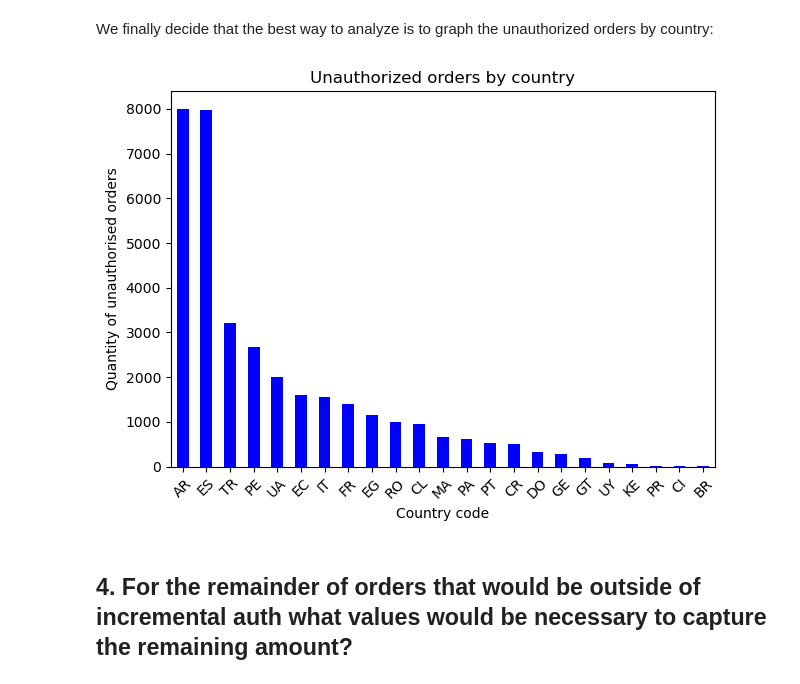
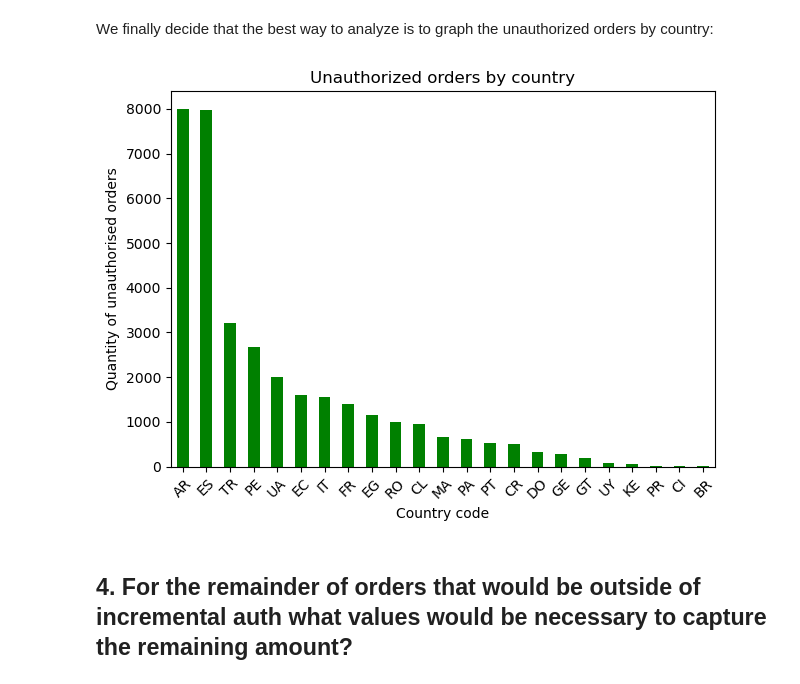
Before and after one commit to polsanchez1997/products-analytics, a Jupyter notebook: main.ipynb, the cells around one changed output. Cells and saved outputs as stored; diff of their text form; code cells hidden in the pictures.

```diff
--- a/main.ipynb
+++ b/main.ipynb
@@ -223,15 +223,15 @@ Name: count, dtype: int64
 We finally decide that the best way to analyze is to graph the unauthorized orders by country:
 # %%
 count = df_under_authorized["country_code"].value_counts()
-count.plot(kind='bar', color='blue')
+count.plot(kind='bar', color='green')
 plt.title('Unauthorized orders by country')
 plt.xlabel('Country code')
 plt.ylabel('Quantity of unauthorised orders')
 plt.xticks(rotation=45)
 plt.tight_layout()
 plt.show()
 # %% [output]
-[figure, old version]
+[figure, new version]
 # %% [markdown]
 ## 4. For the remainder of orders that would be outside of incremental auth what values would be necessary to capture the remaining amount?
 # %% [markdown]
```
Also changed, not shown: parts of 3 cells of this notebook.
